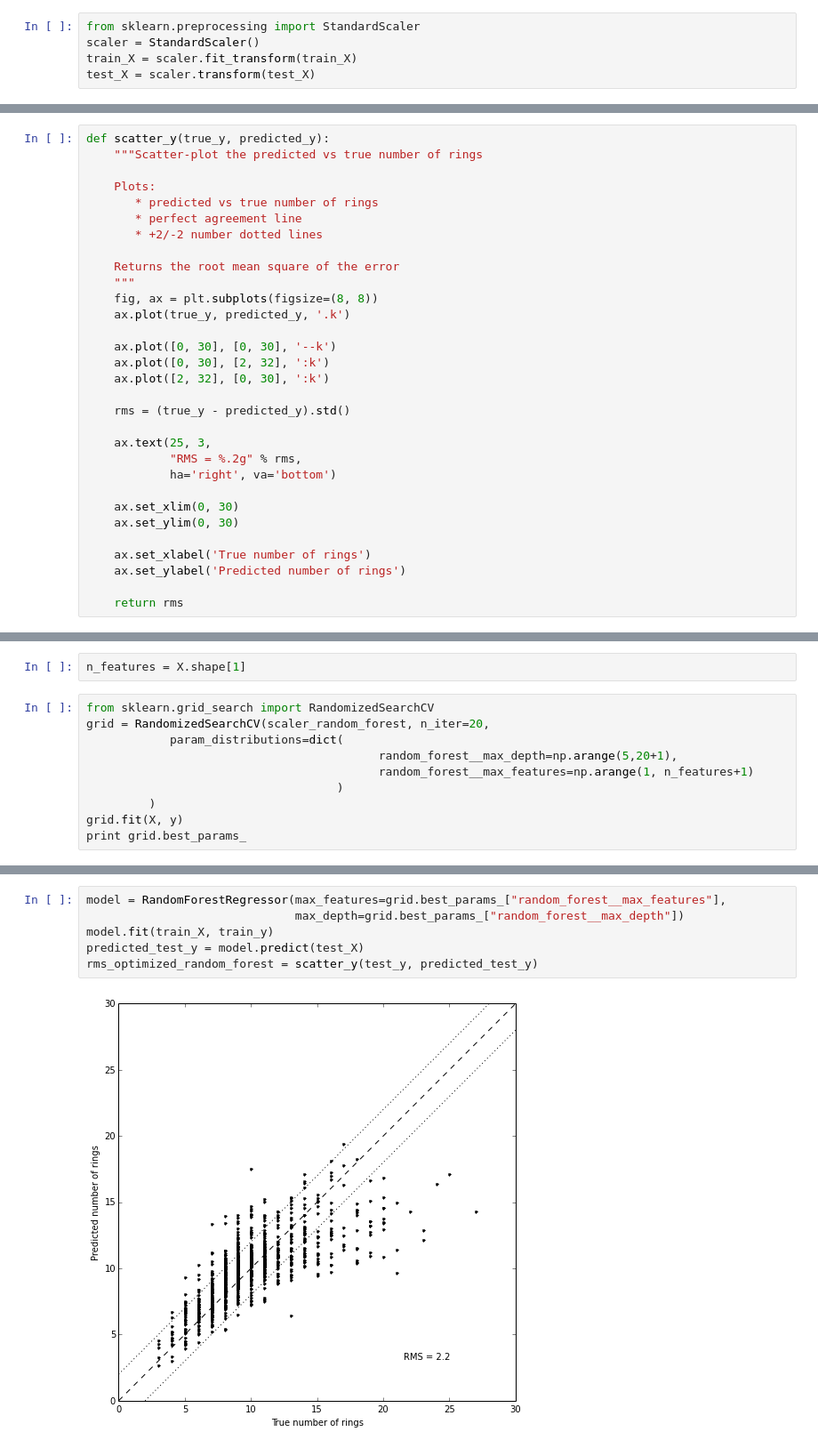
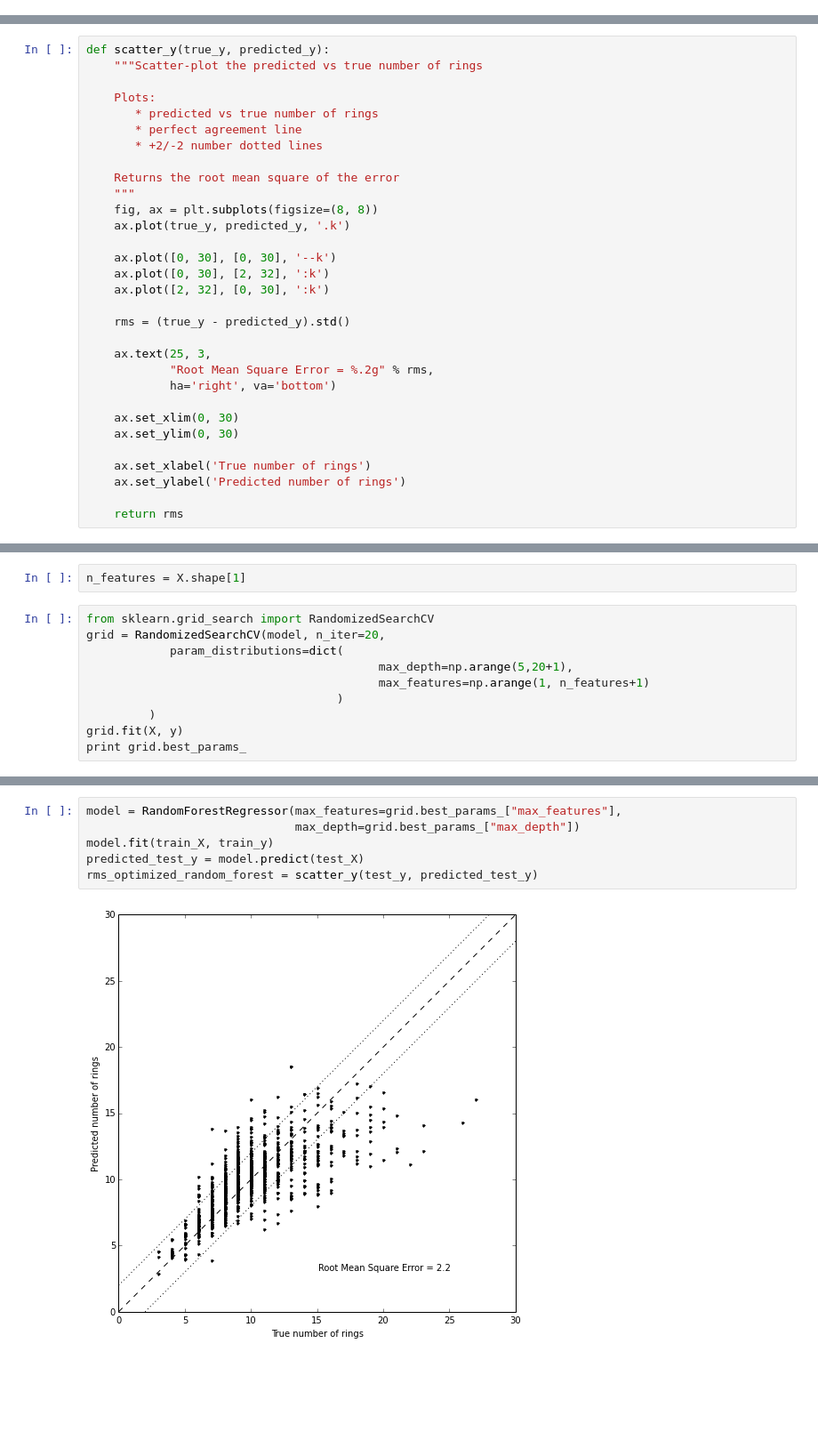
Before and after one commit to swcarpentry/DEPRECATED-bc, a Jupyter notebook: intermediate/python/xx-sklearn-abalone.ipynb, the cells around one changed output, grey strips where cells are left out. Shown at 89% size. Cells and saved outputs as stored; diff of their text form; blank space fills up the shorter version.

Commit message:
Removed feature scaling, expanded acronym RMS
Feature scaling is not necessary for Decision Tree and Random Forests:
https://github.com/swcarpentry/bc/pull/443#issuecomment-41324381

```diff
--- a/intermediate/python/xx-sklearn-abalone.ipynb
+++ b/intermediate/python/xx-sklearn-abalone.ipynb
@@ -90,8 +86,3 @@ Machine Learning algorithms performs better if the features are scaled to mean 0
-# %%
-from sklearn.preprocessing import StandardScaler
-scaler = StandardScaler()
-train_X = scaler.fit_transform(train_X)
-test_X = scaler.transform(test_X)
 # %% [markdown]
 ## Fit a Decision Tree to the data
 # %% [markdown]
@@ -133,7 +124,7 @@ def scatter_y(true_y, predicted_y):
     rms = (true_y - predicted_y).std()
 
     ax.text(25, 3,
-            "RMS = %.2g" % rms,
+            "Root Mean Square Error = %.2g" % rms,
             ha='right', va='bottom')
 
     ax.set_xlim(0, 30)
@@ -236,10 +224,10 @@ scaler_random_forest = Pipeline([('scaler', StandardScaler()), ('random_forest',
 n_features = X.shape[1]
 # %%
 from sklearn.grid_search import RandomizedSearchCV
-grid = RandomizedSearchCV(scaler_random_forest, n_iter=20,
+grid = RandomizedSearchCV(model, n_iter=20,
             param_distributions=dict(
-                                          random_forest__max_depth=np.arange(5,20+1),
-                                          random_forest__max_features=np.arange(1, n_features+1)
+                                          max_depth=np.arange(5,20+1),
+                                          max_features=np.arange(1, n_features+1)
                                     )
          )
 grid.fit(X, y)
@@ -249,9 +237,9 @@ print grid.best_params_
 # %%
-model = RandomForestRegressor(max_features=grid.best_params_["random_forest__max_features"],
-                              max_depth=grid.best_params_["random_forest__max_depth"])
+model = RandomForestRegressor(max_features=grid.best_params_["max_features"],
+                              max_depth=grid.best_params_["max_depth"])
 model.fit(train_X, train_y)
 predicted_test_y = model.predict(test_X)
 rms_optimized_random_forest = scatter_y(test_y, predicted_test_y)
 # %% [output]
-[figure, old version]
+[figure, new version]
 # %%
```
Also changed, not shown: parts of 12 cells of this notebook.
